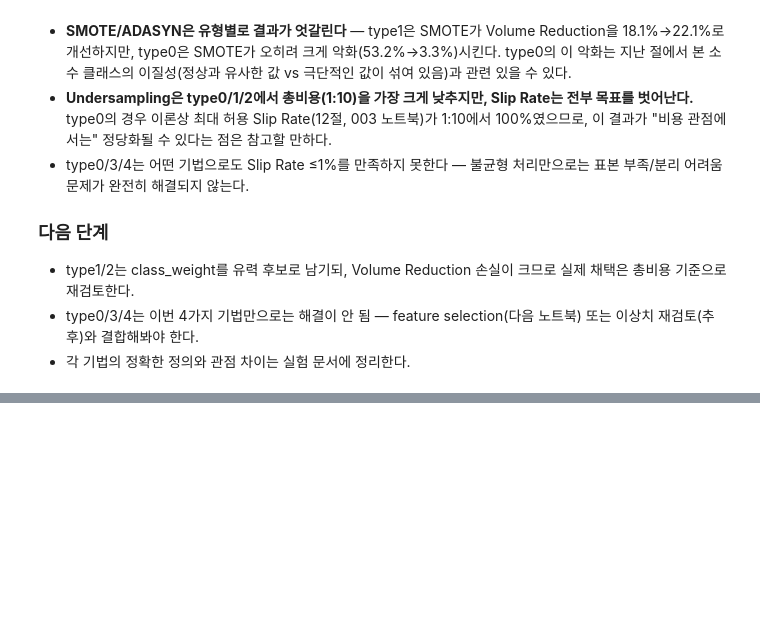
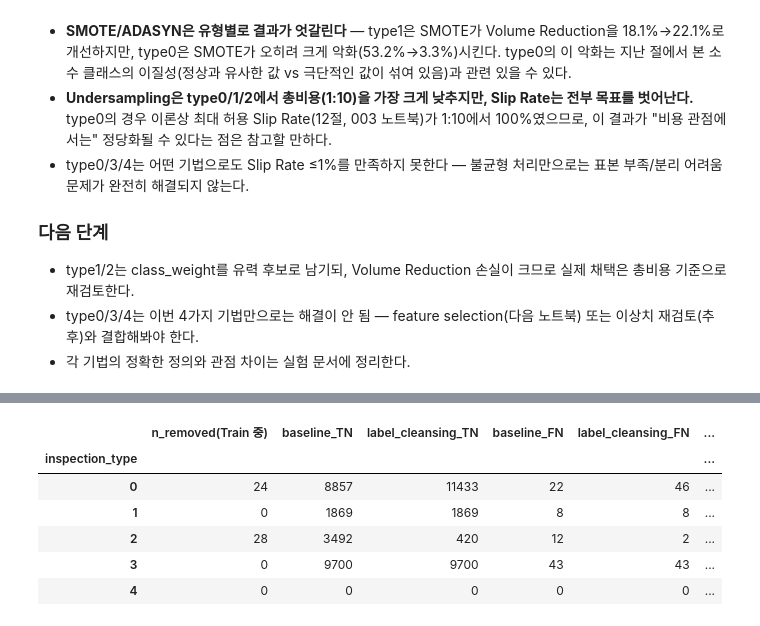
Before and after one commit to hakeee0331/seiemens_aoi_ML_practice, a Jupyter notebook: notebooks/0824_lsw_004_imbalance_handling.ipynb, the cells around one changed output, grey strips where cells are left out. Cells and saved outputs as stored; diff of their text form; code cells hidden in the pictures; blank space fills up the shorter version.

```diff
--- a/notebooks/0824_lsw_004_imbalance_handling.ipynb
+++ b/notebooks/0824_lsw_004_imbalance_handling.ipynb
@@ -475,0 +522,25 @@ display(cost10_pivot.round(0))
+# %%
+baseline_df = imbalance_results_df[imbalance_results_df["technique"] == "baseline"].set_index("inspection_type")
+
+label_cleansing_comparison = pd.DataFrame(
+    {
+        "n_removed(Train 중)": label_cleansing_df["n_removed"],
+        "baseline_TN": baseline_df["tn"],
+        "label_cleansing_TN": label_cleansing_df["tn"],
+        "baseline_FN": baseline_df["fn"],
+        "label_cleansing_FN": label_cleansing_df["fn"],
+        "baseline_PR-AUC": baseline_df["pr_auc"],
+        "label_cleansing_PR-AUC": label_cleansing_df["pr_auc"],
+    }
+)
+label_cleansing_comparison["ΔTN"] = label_cleansing_comparison["label_cleansing_TN"] - label_cleansing_comparison["baseline_TN"]
+label_cleansing_comparison["ΔFN"] = label_cleansing_comparison["label_cleansing_FN"] - label_cleansing_comparison["baseline_FN"]
+label_cleansing_comparison
+# %% [output]
+|  | n_removed(Train 중) | baseline_TN | label_cleansing_TN | baseline_FN | label_cleansing_FN | ... |
+| inspection_type |  |  |  |  |  | ... |
+| 0 | 24 | 8857 | 11433 | 22 | 46 | ... |
+| 1 | 0 | 1869 | 1869 | 8 | 8 | ... |
+| 2 | 28 | 3492 | 420 | 12 | 2 | ... |
+| 3 | 0 | 9700 | 9700 | 43 | 43 | ... |
+| 4 | 0 | 0 | 0 | 0 | 0 | ... |
```
Also changed, not shown: parts of 3 cells of this notebook, 1 other file.
